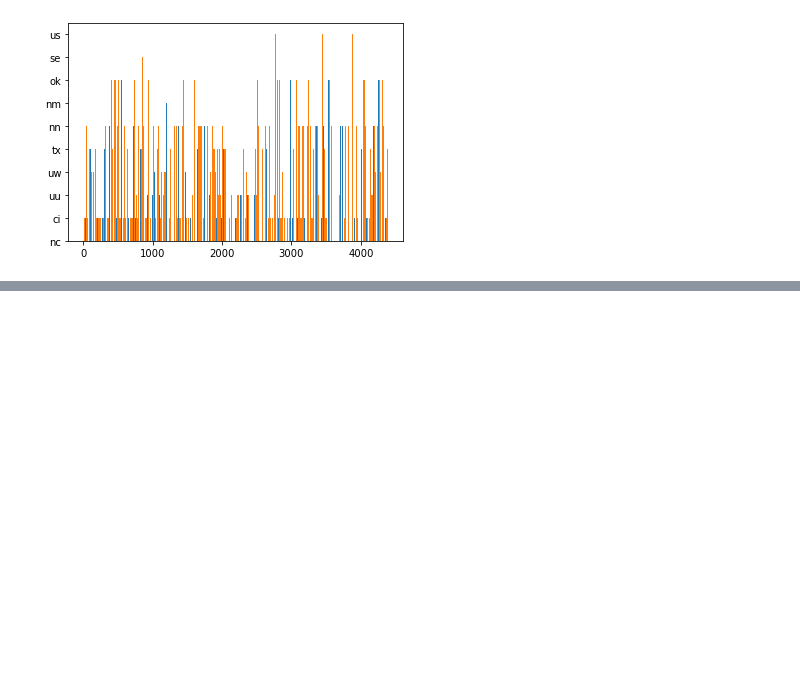
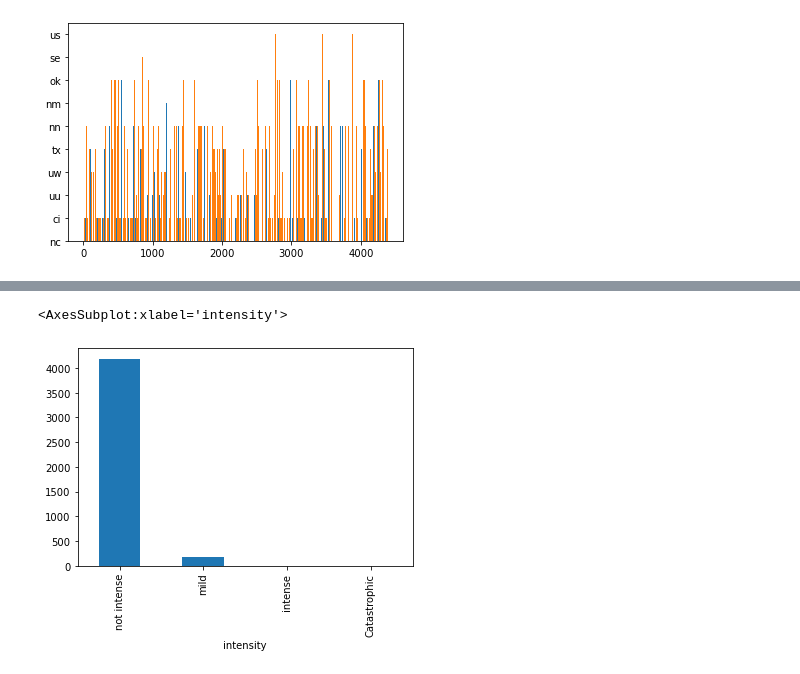
Before and after one commit to HadleyUIUC/FA22-IS445-FinalProject, a Jupyter notebook: Final Practice Graphs.ipynb, the cells around one changed output, grey strips where cells are left out. Saved outputs shown, nothing was run; the diff lists cells and outputs as text; code cells hidden in the pictures; blank space fills up the shorter version.

```diff
--- a/Final Practice Graphs.ipynb
+++ b/Final Practice Graphs.ipynb
@@ -39,0 +45,8 @@ plt.show()
+# %%
+bins = [0, 2.5, 4.5, 6.5, 100]
+levels = ['not intense', 'mild', 'intense', 'Catastrophic']
+df['intensity'] = pd.cut(df['mag'],bins,labels=levels)
+df.groupby('intensity').size().plot(kind='bar')
+# %% [output]
+<AxesSubplot:xlabel='intensity'>
+[figure, added]
```
Also changed, not shown: parts of 1 cell of this notebook.
